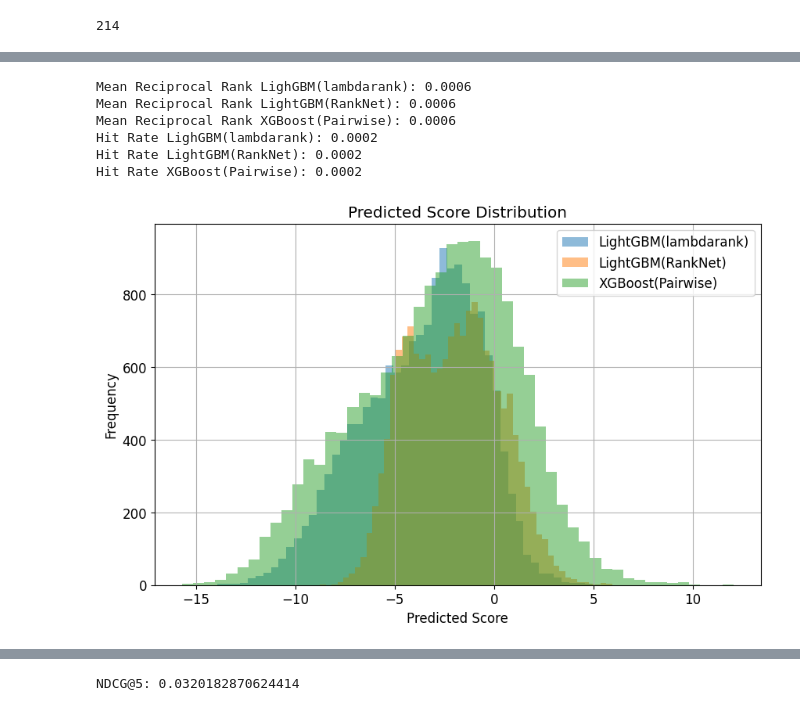
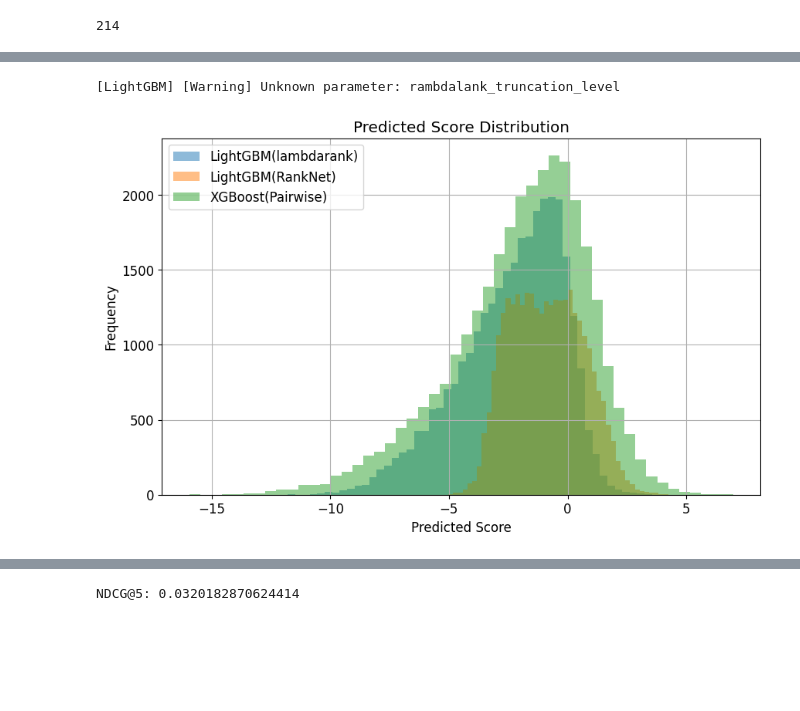
Before and after one commit to ihpolyphe/horse_inference, a Jupyter notebook: scripts/train_as_horse_with_update_info.ipynb, the cells around one changed output, grey strips where cells are left out. Saved outputs shown, nothing was run; the diff lists cells and outputs as text; code cells hidden in the pictures; blank space fills up the shorter version.

```diff
--- a/scripts/train_as_horse_with_update_info.ipynb
+++ b/scripts/train_as_horse_with_update_info.ipynb
@@ -273,6 +277,8 @@ def preprocess(train_data, is_ranking=False, is_mlp=False):
     train_data['着順'] = train_data['着順'].replace('除', 100).replace('中', 100).replace('取', 100).replace('計不', 100)
     # 着順が計不の場合は100に変換する
     train_data['着順'] = train_data['着順'].replace('計不', 100)
+    # 着順列の値を処理して数値部分のみを抽出
+    train_data['着順'] = train_data['着順'].apply(lambda x: int(x.split('(')[0]) if isinstance(x, str) else x)
     train_data['着順'] = train_data['着順'].astype(int)
     train_data['goal_number'] = train_data['着順']
 
@@ -288,8 +294,8 @@ def preprocess(train_data, is_ranking=False, is_mlp=False):
         # ランキング学習の場合は1位が30、2位が28、3位が26、残りは0の着順関連度に変換する。
         # ->評価指標(NDCG)に合わせて指数関数的にスコアをつける
         train_data['goal_number_replace'] = train_data['goal_number'].apply(
-            lambda x: 10 if x == 1 else (5 if x == 2 else (2 if x == 3 else 0)))
-            # lambda x: 7 if x == 1 else (3 if x == 2 else (1 if x == 3 else 0)))
+            # lambda x: 10 if x == 1 else (5 if x == 2 else (2 if x == 3 else 0)))
+            lambda x: 7 if x == 1 else (3 if x == 2 else (1 if x == 3 else 0)))
 
     # inference に合わせて前処理を実施
     # 性齢の1文字から性別を取得しhorse_sexへ、2文字目以降から年齢を取得しhorse_ageへ格納する
@@ -370,7 +376,7 @@ def preprocess(train_data, is_ranking=False, is_mlp=False):
         # 'horse_weight', # 馬の体重は引っ張ってこれないのでコメントアウト
         # 'weight_change',
         'handi',
-        'odds',
+        # 'odds',
         # ここまではtrain_resultとinferenceから抽出できる共通データ
 
         # ここからは馬の過去データから抽出できるので必要な情報を追加する
@@ -378,7 +384,7 @@ def preprocess(train_data, is_ranking=False, is_mlp=False):
         '頭 数',
         '枠番',
         '馬番',
-        'オ ッ ズ',
+        # 'オ ッ ズ',
         '人気',
         # '着順', # 目的変数なので削除する
         '斤量',
@@ -415,9 +421,10 @@ def preprocess(train_data, is_ranking=False, is_mlp=False):
         features += ["着順"]
     # 特長量を抽出する
     if is_ranking:
-        additional_features = ['log_odds', 'normalized_odds', 'zscore_odds', 'odds_rank', 'odds_std']
-        # train_data = train_data[features + [target_feature] + ['goal_number_replace'] + additional_features]
-        train_data = train_data[features + [target_feature] + ['goal_number_replace'] ]
+        # additional_features = ['log_odds', 'normalized_odds', 'zscore_odds', 'odds_rank', 'odds_std']
+        additional_features = ['odds_std', "odds_diff-1-2","odds_diff-1-3"]
+        train_data = train_data[features + [target_feature] + ['goal_number_replace'] + additional_features]
+        # train_data = train_data[features + [target_feature] + ['goal_number_replace'] ]
     else:
         train_data = train_data[features + [target_feature]]
     # inference_dataの特長量のobject型は、LabelEncoderで数値に変換する
@@ -1049,6 +1081,7 @@ train_data_for_ranking = odds_feature_engineering(train_data_for_ranking)
 # ランキング学習用のtrain dataを7:3で分割。この際データがばらばらに混ざってしまうので上から7割を学習データ、残りをテストデータとする
 train_ranking = train_data_for_ranking[:int(len(train_data_for_ranking)*0.7)]
 test_ranking = train_data_for_ranking[int(len(train_data_for_ranking)*0.7):]
+test_ranking_race_id = test_ranking["race_id"]
 # train_rankingを7:3で分割。この際データがばらばらに混ざってしまうので上から7割を学習データ、残りをテストデータとする
 train_ranking = train_ranking[:int(len(train_ranking)*0.7)]
 valid_ranking = train_ranking[int(len(train_ranking)*0.7):]
@@ -1358,6 +1461,7 @@ model = lgb.LGBMRanker(
     # lambda_l2=0.1,
     # min_split_gain=0.1,
     # min_child_weight=0.1
+    rambdalank_truncation_level=1,
 )
 
 # モデルの学習
@@ -1534,66 +1639,49 @@ prediction_test_ranking = model.predict(test_ranking, num_iteration=model.best_i
 
 
 # LightGBM(RankNet)の推論
 prediction_test_ranking_ranknet = ranknet_model.predict(test_ranking)
 # XGBoost(Pairwise)の推論
 prediction_test_ranking_pairwise = pairwise_model.predict(test_ranking)
 
 df_prediction_test_ranking = pd.DataFrame({
     "馬番号": test_ranking["umaban"],
     "予測スコア(lambdarank)": prediction_test_ranking,
     "予測スコア(RankNet)": prediction_test_ranking_ranknet,
     "予測スコア(Pairwise)": prediction_test_ranking_pairwise,
     "着順関連度": y_test_true_ranking,
     "着順": y_test_true_ranking_goal,
+    "race_id": test_ranking_race_id
 })
+
+
+# 同じレースidのうちスコアの大きい順に1位から予測順位を計算する
+df_prediction_test_ranking["予測順位(lambdarank)"] = df_prediction_test_ranking.groupby("race_id")["予測スコア(lambdarank)"].rank(ascending=False, method='first')
+df_prediction_test_ranking["予測順位(RankNet)"] = df_prediction_test_ranking.groupby("race_id")["予測スコア(RankNet)"].rank(ascending=False, method='first')
+df_prediction_test_ranking["予測順位(Pairwise)"] = df_prediction_test_ranking.groupby("race_id")["予測スコア(Pairwise)"].rank(ascending=False, method='first')
+
+# それぞれの予測順位はfloat型なのでint型に変換
+df_prediction_test_ranking["予測順位(lambdarank)"] = df_prediction_test_ranking["予測順位(lambdarank)"].astype(int)
+df_prediction_test_ranking["予測順位(RankNet)"] = df_prediction_test_ranking["予測順位(RankNet)"].astype(int)
+df_prediction_test_ranking["予測順位(Pairwise)"] = df_prediction_test_ranking["予測順位(Pairwise)"].astype(int)
+
 # print(df_prediction_test_ranking)
 # pandasをcsvに保存
-train_path_result = train_path + "inference_result/"
-if not os.path.isdir(train_path_result):
-    os.mkdir(train_path_result)
-df_prediction_test_ranking.to_csv(train_path_result + "prediction_test_ranking.csv", index=False)
-
-# MRR、hit rateを算出
-def mean_reciprocal_rank(y_true, y_pred):
-    ranks = (y_true.argsort()[::-1].argsort() + 1)
-    return (1 / ranks).mean()
-
-def hit_rate(y_true, y_pred, k=3):
-    ranks = (y_true.argsort()[::-1].argsort() + 1)
-    return (ranks <= k).mean()
-
-# MRRの算出
-mrr_lambdarank = mean_reciprocal_rank(y_test_true_ranking, prediction_test_ranking)
-mrr_ranknet = mean_reciprocal_rank(y_test_true_ranking, prediction_test_ranking_ranknet)
-mrr_pairwise = mean_reciprocal_rank(y_test_true_ranking, prediction_test_ranking_pairwise)
-print("Mean Reciprocal Rank LighGBM(lambdarank): {:.4f}".format(mrr_lambdarank))
-print("Mean Reciprocal Rank LightGBM(RankNet): {:.4f}".format(mrr_ranknet))
-print("Mean Reciprocal Rank XGBoost(Pairwise): {:.4f}".format(mrr_pairwise))
-
-# hit rateの算出
-hit_rate_lambdarank = hit_rate(y_test_true_ranking, prediction_test_ranking)
-hit_rate_ranknet = hit_rate(y_test_true_ranking, prediction_test_ranking_ranknet)
-hit_rate_pairwise = hit_rate(y_test_true_ranking, prediction_test_ranking_pairwise)
-print("Hit Rate LighGBM(lambdarank): {:.4f}".format(hit_rate_lambdarank))
-print("Hit Rate LightGBM(RankNet): {:.4f}".format(hit_rate_ranknet))
-print("Hit Rate XGBoost(Pairwise): {:.4f}".format(hit_rate_pairwise))
+# train_path_result = train_path + "inference_result/"
+# if not os.path.isdir(train_path_result):
+#     os.mkdir(train_path_result)
+# df_prediction_test_ranking.to_csv(train_path_result + "prediction_test_ranking.csv", index=False)
 
 # 予測スコアの分布を可視化
 plt.figure(figsize=(10, 6))
 plt.hist(prediction_test_ranking, bins=50, alpha=0.5, label='LightGBM(lambdarank)')
 plt.hist(prediction_test_ranking_ranknet, bins=50, alpha=0.5, label='LightGBM(RankNet)')
 plt.hist(prediction_test_ranking_pairwise, bins=50, alpha=0.5, label='XGBoost(Pairwise)')
 plt.xlabel('Predicted Score')
 plt.ylabel('Frequency')
 plt.title('Predicted Score Distribution')
 plt.legend()
 plt.grid(True)
 plt.show()
 # %% [output]
-Mean Reciprocal Rank LighGBM(lambdarank): 0.0006
-Mean Reciprocal Rank LightGBM(RankNet): 0.0006
-Mean Reciprocal Rank XGBoost(Pairwise): 0.0006
-Hit Rate LighGBM(lambdarank): 0.0002
-Hit Rate LightGBM(RankNet): 0.0002
-Hit Rate XGBoost(Pairwise): 0.0002
+[LightGBM] [Warning] Unknown parameter: rambdalank_truncation_level
-[figure, old version]
+[figure, new version]
```
Also changed, not shown: parts of 44 cells of this notebook.
